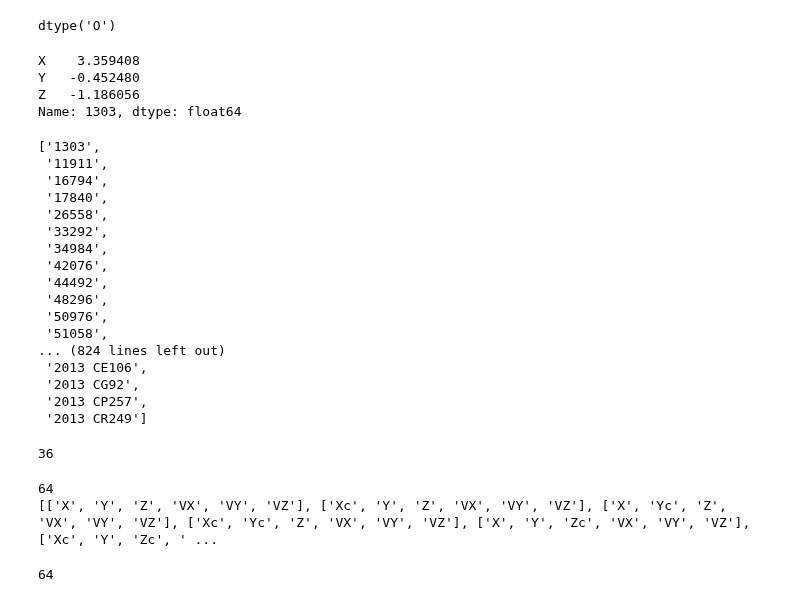
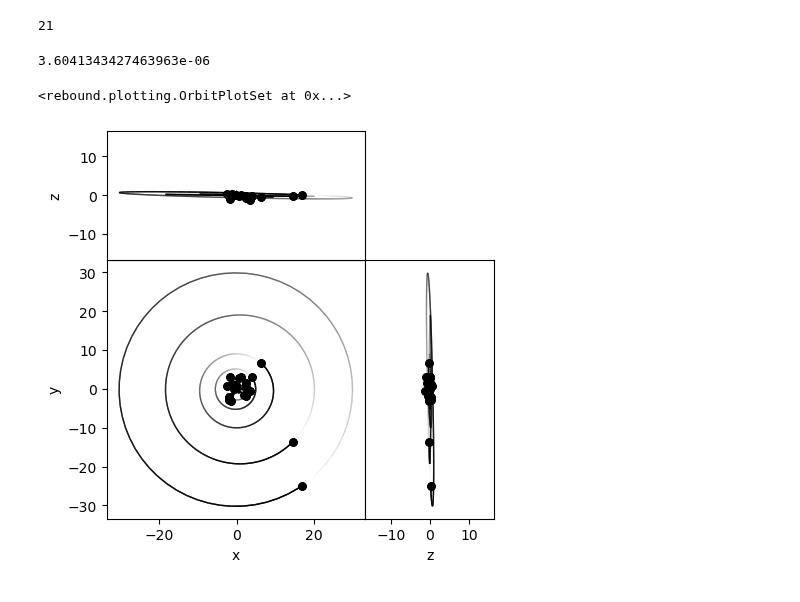
Before and after one commit to crankymax/asteroid_families, a Jupyter notebook: luther_checks.ipynb, the cells around one changed output. Saved outputs shown, nothing was run; the diff lists cells and outputs as text; code cells hidden in the pictures.

```diff
--- a/luther_checks.ipynb
+++ b/luther_checks.ipynb
@@ -4,40 +3,15 @@ import itertools as iter
 # %%
-lf_df = pd.read_pickle('luthera_family.pkl')
+luthys = [ rb.Simulation(f'./luthera_sims/luther_sim_{sim_no:04}.bin') for sim_no in range(6)]
 # %%
-lf_df.ast_name.dtype
+len(luthys[3].particles)
 # %% [output]
-dtype('O')
+21
 # %%
-name_df = lf_df.set_index("ast_name")
+print(luthys[2].particles[8].vx)
+# %% [output]
+3.6041343427463963e-06
 # %%
-cols = ['X','Y','Z']
-name_df.loc['1303'][cols]
+rb.OrbitPlotSet(luthys[5])
 # %% [output]
-X    3.359408
-Y   -0.452480
-Z   -1.186056
-Name: 1303, dtype: float64
+<rebound.plotting.OrbitPlotSet at 0x...>
+[figure, added]
-# %%
-[ x for x in name_df.index]
-# %% [output]
-['1303',
- '11911',
- '16794',
- '17840',
- '26558',
- '33292',
- '34984',
- '42076',
- '44492',
- '48296',
- '50976',
- '51058',
-... (824 lines left out)
- '2013 CE106',
- '2013 CG92',
- '2013 CP257',
- '2013 CR249']
-# %%
-len(list(iter.product(jv, jvh)))
-# %% [output]
-36
@@ -53,17 +17,0 @@ def add_level(inputs, levels):
-# %%
-inputs = [[]]
-output = add_level(inputs, ['X','Xc'])
-output = add_level(output, ['Y','Yc'])
-output = add_level(output, ['Z','Zc'])
-output = add_level(output, ['VX','VXc'])
-output = add_level(output, ['VY','VYc'])
-particles = add_level(output, ['VZ','VZc'])
-print(len(particles))
-print(particles)
-# %% [output]
-64
-[['X', 'Y', 'Z', 'VX', 'VY', 'VZ'], ['Xc', 'Y', 'Z', 'VX', 'VY', 'VZ'], ['X', 'Yc', 'Z', 'VX', 'VY', 'VZ'], ['Xc', 'Yc', 'Z', 'VX', 'VY', 'VZ'], ['X', 'Y', 'Zc', 'VX', 'VY', 'VZ'], ['Xc', 'Y', 'Zc', ' ...
-# %%
-len(set(["".join(particle) for particle in particles] ))
-# %% [output]
-64
```
Also changed, not shown: parts of 2 cells of this notebook, 3 other files.
